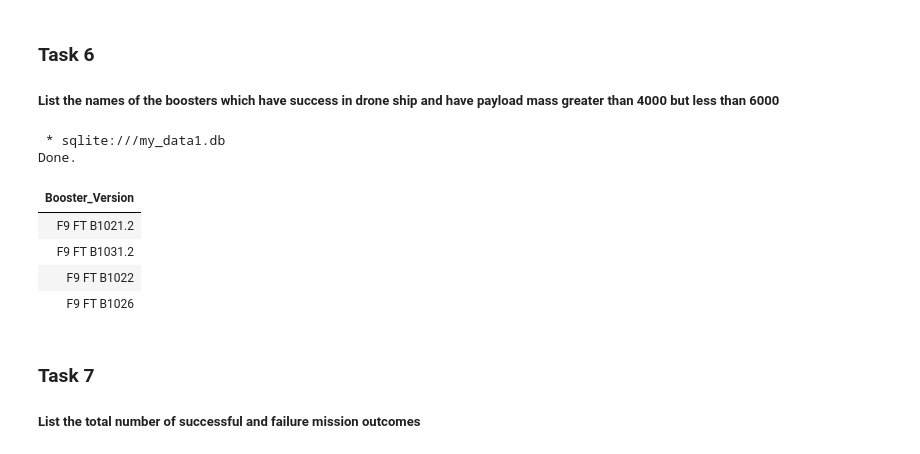
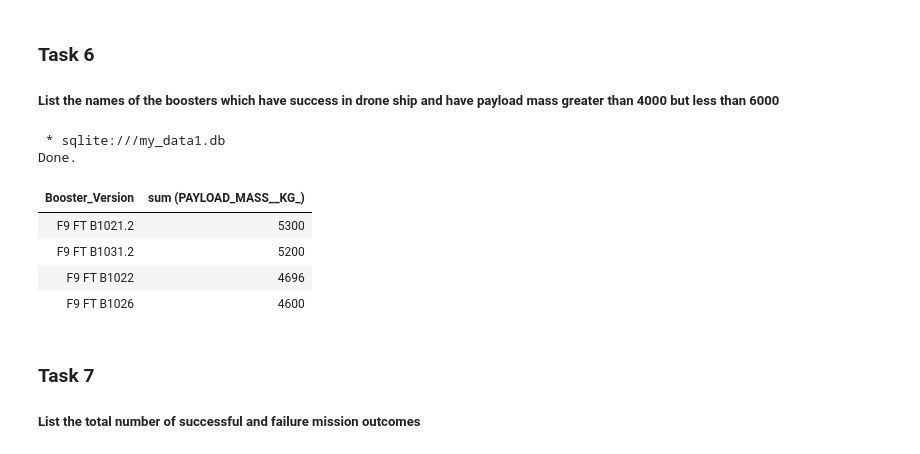
Before and after one commit to PatRomVic/SpaceY, a Jupyter notebook: jupyter-labs-eda-sql-coursera_sqllite(1).ipynb, the cells around one changed output. Drawn from its saved outputs; the diff is of its cells as text; code cells hidden in the pictures.

```diff
--- a/jupyter-labs-eda-sql-coursera_sqllite(1).ipynb
+++ b/jupyter-labs-eda-sql-coursera_sqllite(1).ipynb
@@ -219,18 +205,18 @@ Done.
 
 ##### List the names of the boosters which have success in drone ship and have payload mass greater than 4000 but less than 6000
 # %%
-%sql SELECT Booster_Version FROM SPACEXTABLE \
+%sql SELECT Booster_Version, sum (PAYLOAD_MASS__KG_) FROM SPACEXTABLE \
 where Landing_Outcome = 'Success (drone ship)' \
-and  PAYLOAD_MASS__KG_ > 4000 \
-and PAYLOAD_MASS__KG_< 6000 group by Booster_Version ;
+and  PAYLOAD_MASS__KG_ >= 4000 \
+and PAYLOAD_MASS__KG_<= 6000 group by Booster_Version ;
 # %% [output]
  * sqlite:///my_data1.db
 Done.
-| Booster_Version |
-| F9 FT B1021.2 |
-| F9 FT B1031.2 |
-| F9 FT B1022 |
-| F9 FT B1026 |
+| Booster_Version | sum (PAYLOAD_MASS__KG_) |
+| F9 FT B1021.2 | 5300 |
+| F9 FT B1031.2 | 5200 |
+| F9 FT B1022 | 4696 |
+| F9 FT B1026 | 4600 |
 # %% [markdown]
 ### Task 7
 
```
Also changed, not shown: parts of 8 cells of this notebook.
